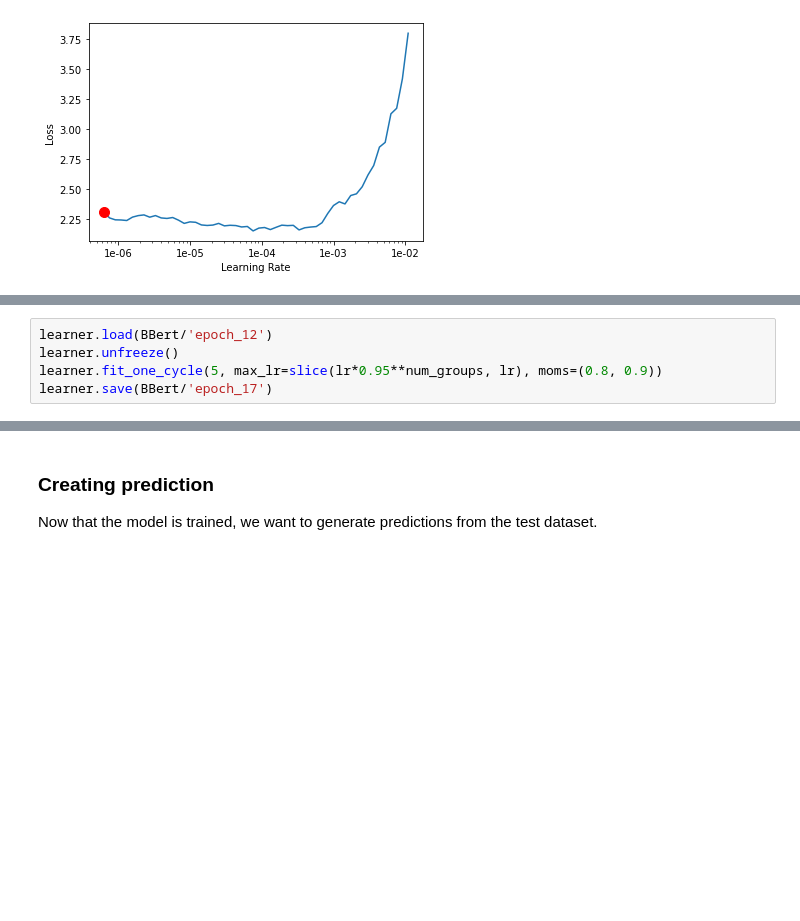
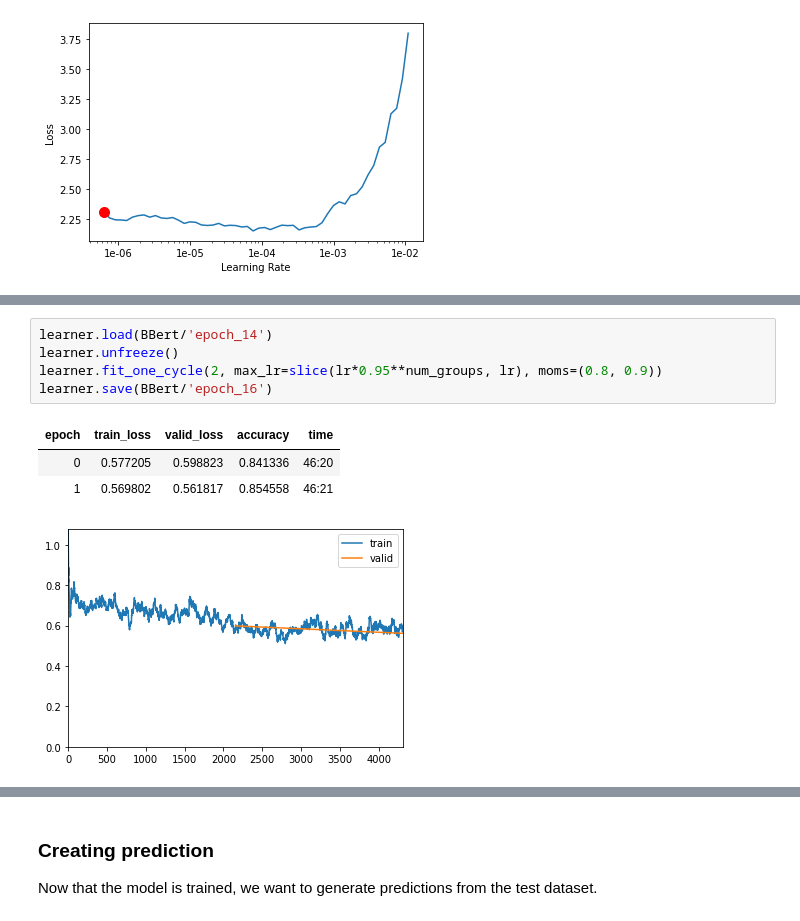
Before and after one commit to tanny411/Authorship-Attribution-using-Transfer-Learning, a Jupyter notebook: Other Models/BanglaBERT/Bangla_BERT.ipynb, the cells around one changed output, grey strips where cells are left out. Saved outputs shown, nothing was run; the diff lists cells and outputs as text; blank space fills up the shorter version.

```diff
--- a/Other Models/BanglaBERT/Bangla_BERT.ipynb
+++ b/Other Models/BanglaBERT/Bangla_BERT.ipynb
@@ -387,6 +386,11 @@ Min loss divided by 10: 8.32E-07
 # %%
-learner.load(BBert/'epoch_12')
+learner.load(BBert/'epoch_14')
 learner.unfreeze()
-learner.fit_one_cycle(5, max_lr=slice(lr*0.95**num_groups, lr), moms=(0.8, 0.9))
-learner.save(BBert/'epoch_17')
+learner.fit_one_cycle(2, max_lr=slice(lr*0.95**num_groups, lr), moms=(0.8, 0.9))
+learner.save(BBert/'epoch_16')
+# %% [output]
+| epoch | train_loss | valid_loss | accuracy | time |
+| 0 | 0.577205 | 0.598823 | 0.841336 | 46:20 |
+| 1 | 0.569802 | 0.561817 | 0.854558 | 46:21 |
+[figure, added]
 # %%
```
Also changed, not shown: parts of 18 cells of this notebook, 1 other file.
